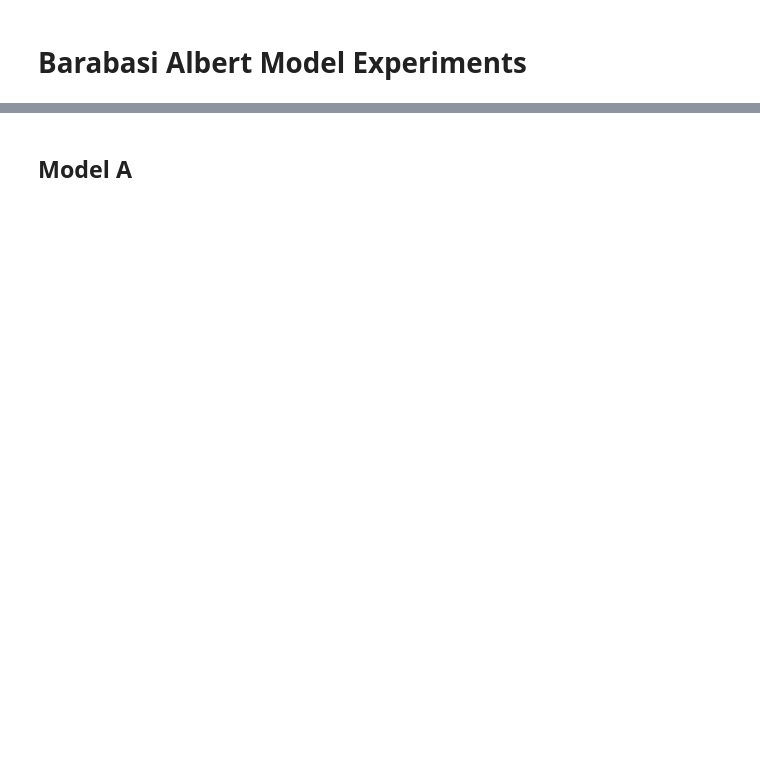
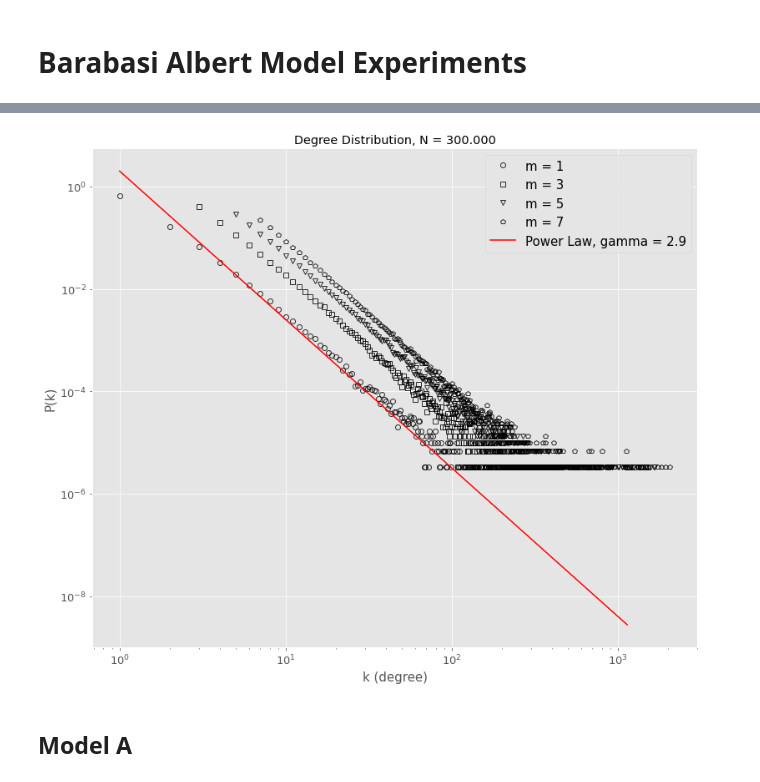
Before and after one commit to AlessandroManente/HDP_Project, a Jupyter notebook: barabasi_albert_notebook.ipynb, the cells around one changed output, grey strips where cells are left out. Saved outputs shown, nothing was run; the diff lists cells and outputs as text; code cells hidden in the pictures; blank space fills up the shorter version.

```diff
--- a/barabasi_albert_notebook.ipynb
+++ b/barabasi_albert_notebook.ipynb
@@ -47,3 +46,40 @@ draw_degree_distribution(
+# %%
+m = 1
+
+def ba_powerlaw2(x, m):
+    return 2*(m**2)*1/(x**2.9)
+
+degree_freq = nx.degree_histogram(nx_ba_graph)
+degrees = np.array(range(len(degree_freq)))
+
+degree_freq3 = nx.degree_histogram(nx_ba_graph3)
+degrees3 = np.array(range(len(degree_freq3)))
+
+degree_freq5 = nx.degree_histogram(nx_ba_graph5)
+degrees5 = np.array(range(len(degree_freq5)))
+
+degree_freq7 = nx.degree_histogram(nx_ba_graph7)
+degrees7 = np.array(range(len(degree_freq7)))
+
+
+plt.figure(figsize=(13, 11))
+
+# plot different ms with different markers
+plt.loglog(degrees[m:], degree_freq[m:]/np.sum(degree_freq[m:]),'ko', mfc='none', label="m = 1", alpha=0.8)
+plt.loglog(degrees3[m:], degree_freq3[m:]/np.sum(degree_freq3[m:]),'ks', mfc='none', label="m = 3", alpha=0.8)
+plt.loglog(degrees5[m:], degree_freq5[m:]/np.sum(degree_freq5[m:]),'kv', mfc='none', label="m = 5", alpha=0.8)
+plt.loglog(degrees7[m:], degree_freq7[m:]/np.sum(degree_freq7[m:]),'kp', mfc='none', label="m = 7", alpha=0.8)
+
+plt.plot(degrees[m:], ba_powerlaw2(degrees[m:],m), 'r-', label="Power Law, gamma = 2.9")
+plt.xlabel('k (degree)', fontsize=15)
+plt.ylabel('P(k)', fontsize=15)
+plt.title("Degree Distribution, N = 300.000")
+plt.legend(fontsize=15)
+plt.tick_params(labelsize=13)
+plt.savefig("results/50/barabasi_albert/degree_distribution_cfr", dpi=300)
+plt.show()
+# %% [output]
+[figure, added]
 # %%
 # barabasi albert implementation from Bollobas et al (2001)
 G, graph_list = generate_barabasi_albert(10000,1, save_steps=True)
```
Also changed, not shown: parts of 7 cells of this notebook, 4 other files.
